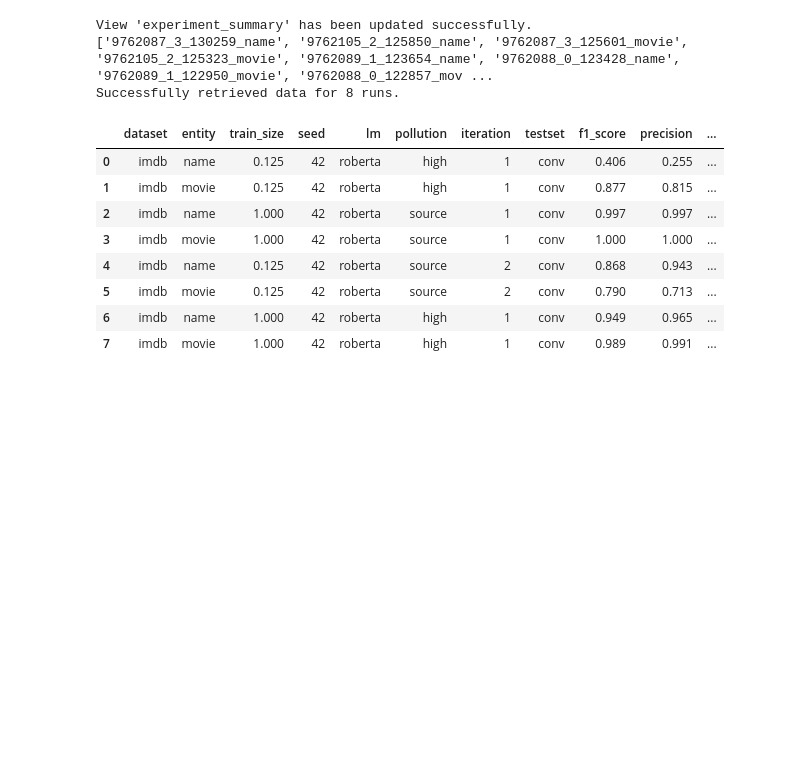
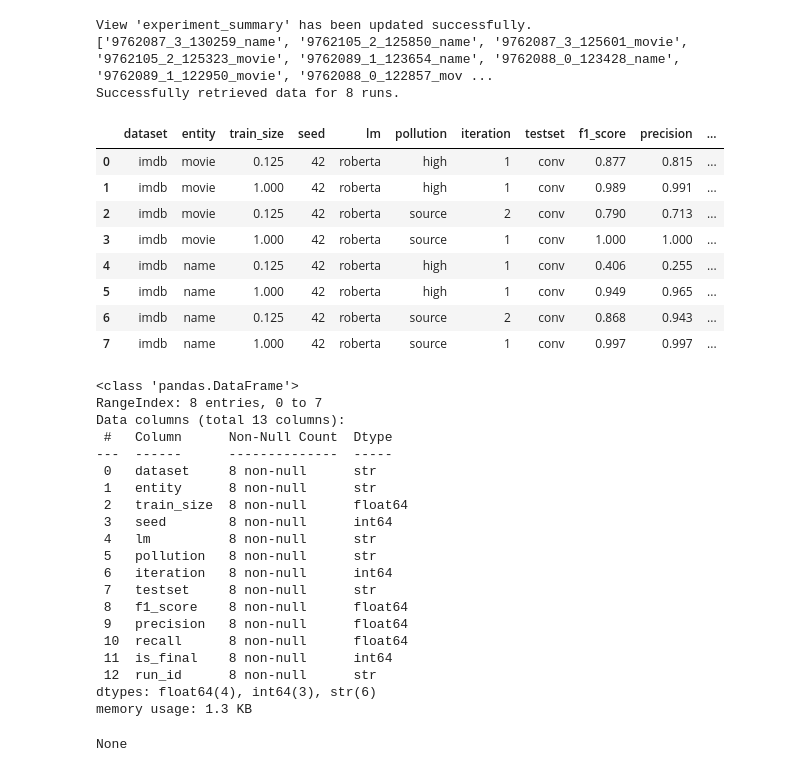
Before and after one commit to oskar-ong/deepcem, a Jupyter notebook: notebooks/results_analysis_imdb.ipynb, the cells around one changed output. Saved outputs shown, nothing was run; the diff lists cells and outputs as text; code cells hidden in the pictures; blank space fills up the shorter version.

```diff
--- a/notebooks/results_analysis_imdb.ipynb
+++ b/notebooks/results_analysis_imdb.ipynb
@@ -70,39 +70,62 @@ try:
     AND m.testset = 'conv'
     )
     ORDER BY r.timestamp DESC LIMIT {i}"""
     last_run_ids = pd.read_sql_query(id_query, conn)['run_id'].tolist()
 
     if not last_run_ids:
         print("No runs found in the database.")
     else:
         print(last_run_ids)
         # 3. Query experiment_summary for these IDs where is_final=1
         # Using placeholders to prevent SQL injection and handle the list safely
         placeholders = ', '.join(['?'] * len(last_run_ids))
         summary_query = f"""
             SELECT * FROM experiment_summary
             WHERE run_id IN ({placeholders})
-            AND is_final = 1 AND testset = 'conv' AND dataset = 'imdb' ORDER BY run_id DESC
+            AND is_final = 1 AND testset = 'conv' AND dataset = 'imdb' ORDER BY entity, pollution, train_size
         """
 
         # Execute and load into DataFrame
         df_results = pd.read_sql_query(summary_query, conn, params=last_run_ids)
 
         print(f"Successfully retrieved data for {len(last_run_ids)} runs.")
         display(df_results)
 
+        display(df_results.info())
+
 finally:
     conn.close()
 # %% [output]
 View 'experiment_summary' has been updated successfully.
 ['9762087_3_130259_name', '9762105_2_125850_name', '9762087_3_125601_movie', '9762105_2_125323_movie', '9762089_1_123654_name', '9762088_0_123428_name', '9762089_1_122950_movie', '9762088_0_122857_mov ...
 Successfully retrieved data for 8 runs.
 |  | dataset | entity | train_size | seed | lm | pollution | iteration | testset | f1_score | precision | ... |
-| 0 | imdb | name | 0.125 | 42 | roberta | high | 1 | conv | 0.406 | 0.255 | ... |
-| 1 | imdb | movie | 0.125 | 42 | roberta | high | 1 | conv | 0.877 | 0.815 | ... |
-| 2 | imdb | name | 1.000 | 42 | roberta | source | 1 | conv | 0.997 | 0.997 | ... |
+| 0 | imdb | movie | 0.125 | 42 | roberta | high | 1 | conv | 0.877 | 0.815 | ... |
+| 1 | imdb | movie | 1.000 | 42 | roberta | high | 1 | conv | 0.989 | 0.991 | ... |
+| 2 | imdb | movie | 0.125 | 42 | roberta | source | 2 | conv | 0.790 | 0.713 | ... |
 | 3 | imdb | movie | 1.000 | 42 | roberta | source | 1 | conv | 1.000 | 1.000 | ... |
-| 4 | imdb | name | 0.125 | 42 | roberta | source | 2 | conv | 0.868 | 0.943 | ... |
-| 5 | imdb | movie | 0.125 | 42 | roberta | source | 2 | conv | 0.790 | 0.713 | ... |
-| 6 | imdb | name | 1.000 | 42 | roberta | high | 1 | conv | 0.949 | 0.965 | ... |
-| 7 | imdb | movie | 1.000 | 42 | roberta | high | 1 | conv | 0.989 | 0.991 | ... |
+| 4 | imdb | name | 0.125 | 42 | roberta | high | 1 | conv | 0.406 | 0.255 | ... |
+| 5 | imdb | name | 1.000 | 42 | roberta | high | 1 | conv | 0.949 | 0.965 | ... |
+| 6 | imdb | name | 0.125 | 42 | roberta | source | 2 | conv | 0.868 | 0.943 | ... |
+| 7 | imdb | name | 1.000 | 42 | roberta | source | 1 | conv | 0.997 | 0.997 | ... |
+<class 'pandas.DataFrame'>
+RangeIndex: 8 entries, 0 to 7
+Data columns (total 13 columns):
+ #   Column      Non-Null Count  Dtype
+---  ------      --------------  -----
+ 0   dataset     8 non-null      str
+ 1   entity      8 non-null      str
+ 2   train_size  8 non-null      float64
+ 3   seed        8 non-null      int64
+ 4   lm          8 non-null      str
+ 5   pollution   8 non-null      str
+ 6   iteration   8 non-null      int64
+ 7   testset     8 non-null      str
+ 8   f1_score    8 non-null      float64
+ 9   precision   8 non-null      float64
+ 10  recall      8 non-null      float64
+ 11  is_final    8 non-null      int64
+ 12  run_id      8 non-null      str
+dtypes: float64(4), int64(3), str(6)
+memory usage: 1.3 KB
+None
```
Also changed, not shown: parts of 5 cells of this notebook, 1 other file.
